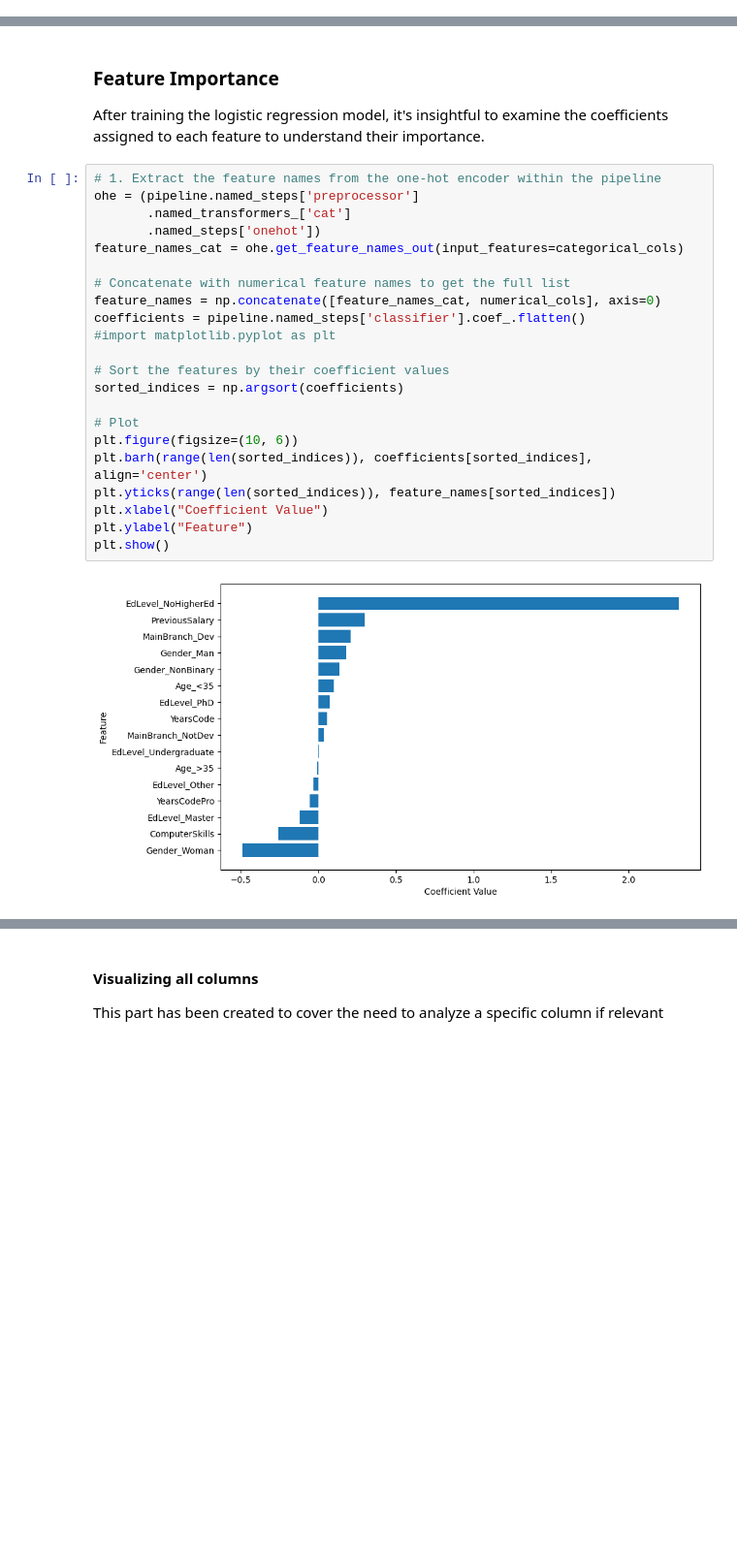
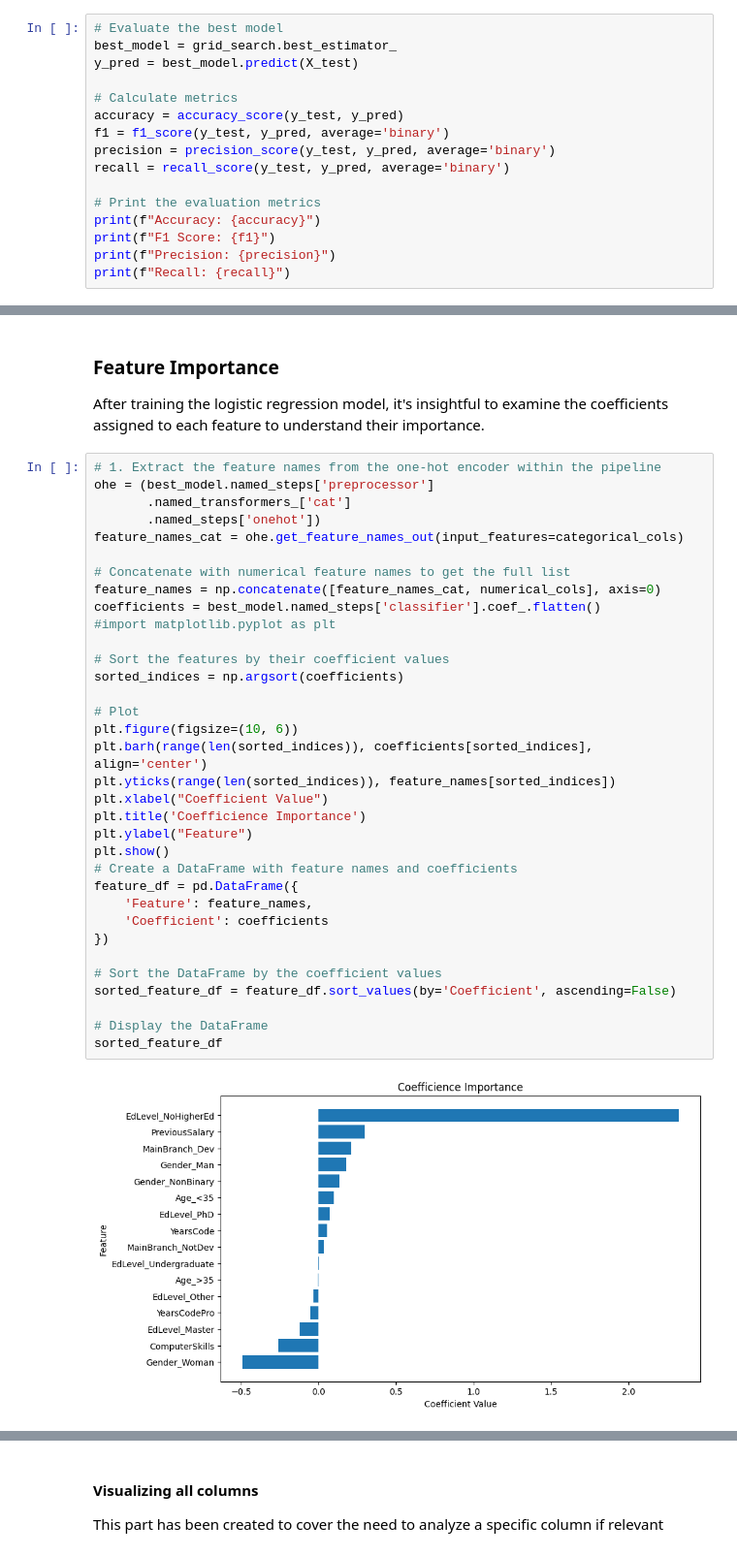
Before and after one commit to C21sja/KAN-CINTO1011U-Big-Data-ManagementPCS, a Jupyter notebook: main.ipynb, the cells around one changed output, grey strips where cells are left out. Shown at 97% size. Drawn from its saved outputs; the diff is of its cells as text; blank space fills up the shorter version.

```diff
--- a/main.ipynb
+++ b/main.ipynb
@@ -216,0 +233,16 @@ Recall: 0.7957937584803256
+# %%
+# Evaluate the best model
+best_model = grid_search.best_estimator_
+y_pred = best_model.predict(X_test)
+
+# Calculate metrics
+accuracy = accuracy_score(y_test, y_pred)
+f1 = f1_score(y_test, y_pred, average='binary')
+precision = precision_score(y_test, y_pred, average='binary')
+recall = recall_score(y_test, y_pred, average='binary')
+
+# Print the evaluation metrics
+print(f"Accuracy: {accuracy}")
+print(f"F1 Score: {f1}")
+print(f"Precision: {precision}")
+print(f"Recall: {recall}")
@@ -220,25 +257,37 @@ Recall: 0.7957937584803256
 After training the logistic regression model, it's insightful to examine the coefficients assigned to each feature to understand their importance.
 # %%
 # 1. Extract the feature names from the one-hot encoder within the pipeline
-ohe = (pipeline.named_steps['preprocessor']
+ohe = (best_model.named_steps['preprocessor']
        .named_transformers_['cat']
        .named_steps['onehot'])
 feature_names_cat = ohe.get_feature_names_out(input_features=categorical_cols)
 
 # Concatenate with numerical feature names to get the full list
 feature_names = np.concatenate([feature_names_cat, numerical_cols], axis=0)
-coefficients = pipeline.named_steps['classifier'].coef_.flatten()
+coefficients = best_model.named_steps['classifier'].coef_.flatten()
 #import matplotlib.pyplot as plt
 
 # Sort the features by their coefficient values
 sorted_indices = np.argsort(coefficients)
 
 # Plot
 plt.figure(figsize=(10, 6))
 plt.barh(range(len(sorted_indices)), coefficients[sorted_indices], align='center')
 plt.yticks(range(len(sorted_indices)), feature_names[sorted_indices])
 plt.xlabel("Coefficient Value")
+plt.title('Coefficience Importance')
 plt.ylabel("Feature")
 plt.show()
+# Create a DataFrame with feature names and coefficients
+feature_df = pd.DataFrame({
+    'Feature': feature_names,
+    'Coefficient': coefficients
+})
+
+# Sort the DataFrame by the coefficient values
+sorted_feature_df = feature_df.sort_values(by='Coefficient', ascending=False)
+
+# Display the DataFrame
+sorted_feature_df
 # %% [output]
-[figure, old version]
+[figure, new version]
```
Also changed, not shown: parts of 22 cells of this notebook.
